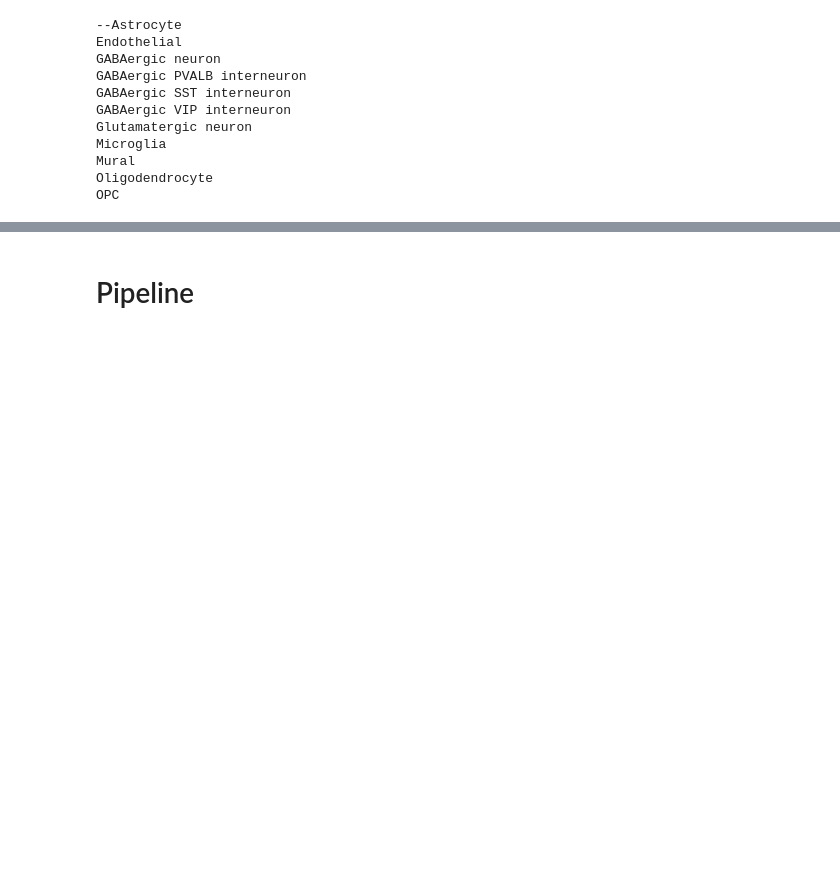
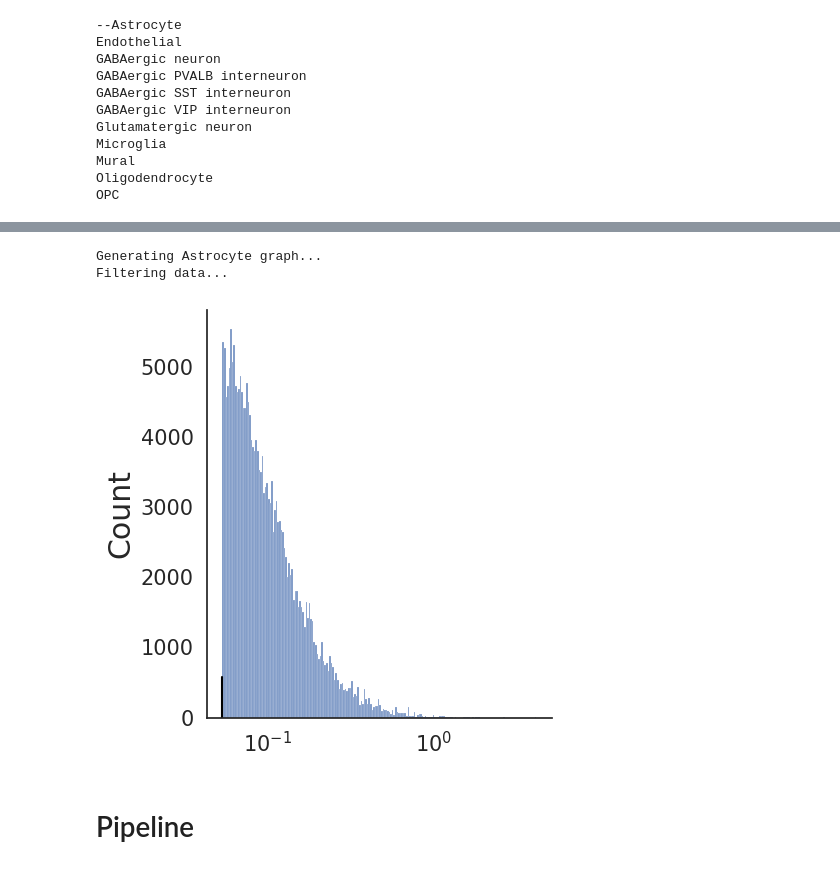
Before and after one commit to Oafish1/GNN-Plus, a Jupyter notebook: gene_classification.ipynb, the cells around one changed output, grey strips where cells are left out. Drawn from its saved outputs; the diff is of its cells as text; code cells hidden in the pictures; blank space fills up the shorter version.

```diff
--- a/gene_classification.ipynb
+++ b/gene_classification.ipynb
@@ -135,3 +84,62 @@ Filtering data...
+# %%
+def get_data(cell_fname, method='scGRNom', directed=True, output='_elist.edg'):
+    # Read data
+    tftg = pd.read_csv(f'./data/psychAD_merged_GRN_0.2_0.2/{disease_type}/{cell_fname}', sep='\t', low_memory=False)  # low_memory avoids loading warning
+    # Filter to one method (SCENIC, scGRNom)
+    if method is not None:
+        tftg = tftg.iloc[np.argwhere((tftg['method']==method).to_numpy()).flatten(), :]
+    # Remove all zero weights
+    tftg = tftg.iloc[np.argwhere(tftg['edgeWeight'].to_numpy() != 0).flatten(), :]
+    # Set all nonzero weights to one
+    if method is None:
+        tftg[['edgeWeight']] = 1.
+    # Filter to targets
+    tftg = tftg[['TF', 'TG', 'edgeWeight']]
+    # Make undirected
+    tg_genes = np.unique(tftg['TG'])
+    if not directed:
+        tftg = pd.DataFrame(
+            np.concatenate([tftg[['TF', 'TG', 'edgeWeight']].to_numpy(), tftg[['TG', 'TF', 'edgeWeight']].to_numpy()]))
+    # Save file
+    tftg.to_csv(output, sep='\t', header=None, index=None)
+
+    return tg_genes
+
+def get_labels(genes, disease_type, gene_filter=[]):
+    # Get labels
+    disDict = {'AD': 'Alzheimer', 'SCZ': 'Schizophrenia'}
+    meta = pd.read_csv(f'./data/training_labels_NPS_disgenet_manual/{disDict[disease_type]}.disgenenet_manual.txt', index_col=None, sep='\t')
+    positive_genes = meta.to_numpy().flatten()
+    labels = np.array([('pos' if (g in positive_genes) else 'neg') if (g in gene_filter) else 'unk' for g in genes])
+
+    return labels
+
+def filter_elist():
+    elist = pd.read_csv('_elist.edg', sep='\t', header=None)
+
+    # Eliminate low-value data
+    reg_threshold = np.percentile(elist.iloc[:, 2].to_numpy().flatten(), percentile)
+    elist = elist.iloc[np.argwhere((elist.iloc[:, 2] >= reg_threshold).to_numpy()).flatten(), :]
+    elist.to_csv('_elist.edg', sep='\t', header=None, index=None)
+
+    return reg_threshold
+
+print(f'Generating {cell_type} graph...')
+# Load data
+tg_genes = get_data(cell_fname, directed=directed)
+
+# Plot approximate distribution
+elist = pd.read_csv('_elist.edg', sep='\t', header=None)
+sns.displot(elist.iloc[:, 2].to_numpy().flatten(), log_scale=True)
+
+# Eliminate low-value data
+print(f'Filtering data...')
+reg_threshold = filter_elist()
+plt.axvline(reg_threshold, ymax=.1, color='black');
+# %% [output]
+Generating Astrocyte graph...
+Filtering data...
+[figure, added]
 # %% [markdown]
 # Pipeline
 # %% [markdown]
```
Also changed, not shown: parts of 26 cells of this notebook, 36 other files.
